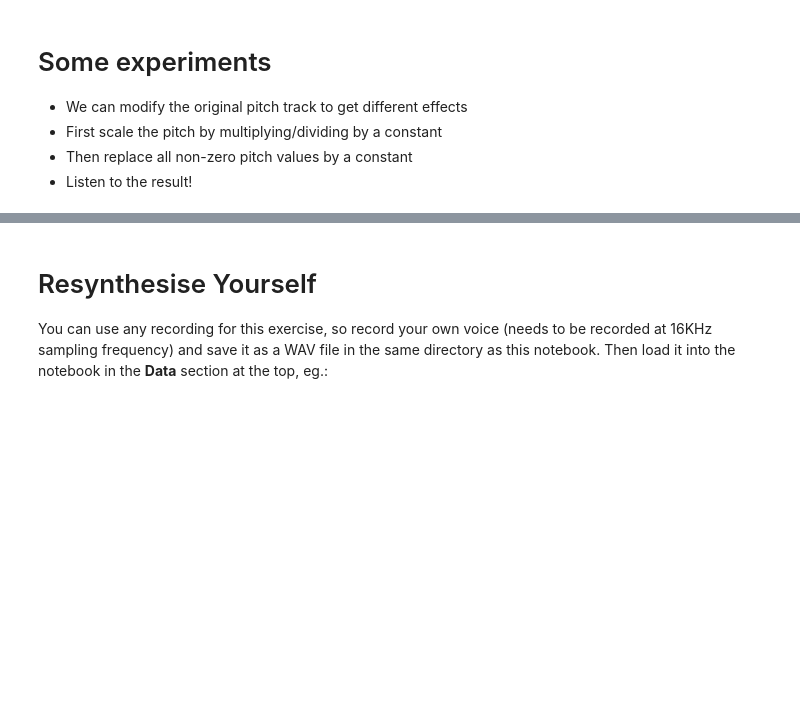
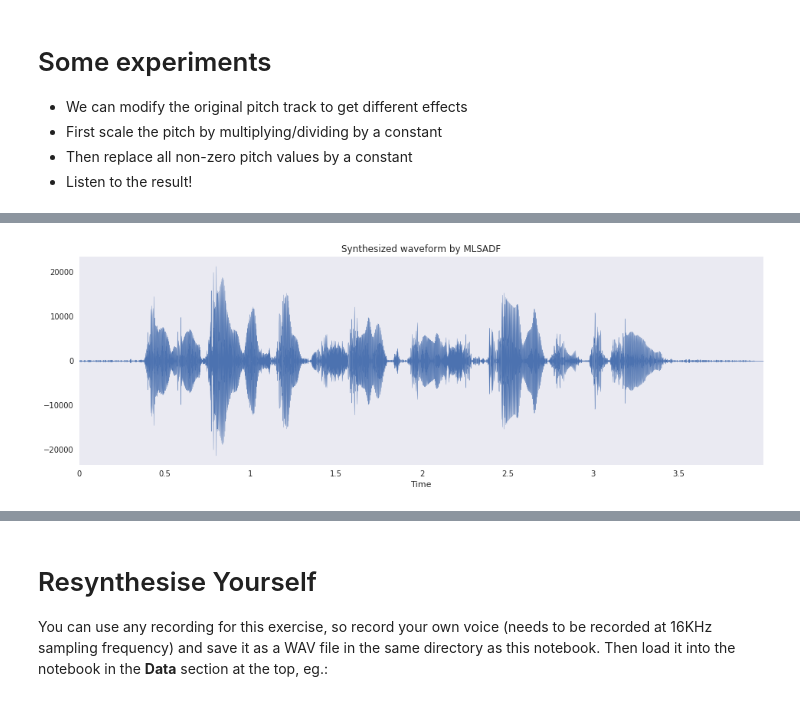
Before and after one commit to stevecassidy/reproducability-speech-analysis, a Jupyter notebook: workbooks/W03 Speech analysis and re-synthesis.ipynb, the cells around one changed output, grey strips where cells are left out. Saved outputs shown, nothing was run; the diff lists cells and outputs as text; code cells hidden in the pictures; blank space fills up the shorter version.

```diff
--- a/workbooks/W03 Speech analysis and re-synthesis.ipynb
+++ b/workbooks/W03 Speech analysis and re-synthesis.ipynb
@@ -109,7 +128,7 @@ pitch = pysptk.swipe(x.astype(np.float64), fs=sr, hopsize=hop_length, min=60, ma
 
 # modify the pitch, note that pitch is the wavelength of the sound
 # in samples, so larger pitch is a lower frequency sound
-pitch = pitch*2
+pitch = pitch/2
 
 source_excitation = pysptk.excite(pitch, hop_length)
 
@@ -118,3 +137,4 @@ x_synthesized = synthesizer.synthesis(source_excitation, b)
 librosa.display.waveplot(x_synthesized, sr=sr)
 plt.title("Synthesized waveform by MLSADF")
 Audio(x_synthesized, rate=sr)
+# %% [output]
@@ -121,3 +142,4 @@ Audio(x_synthesized, rate=sr)
+[figure, added]
 # %%
 pitch = pysptk.swipe(x.astype(np.float64), fs=sr, hopsize=hop_length, min=60, max=240, otype="pitch")
 
```
Also changed, not shown: parts of 9 cells of this notebook, 11 other files.
